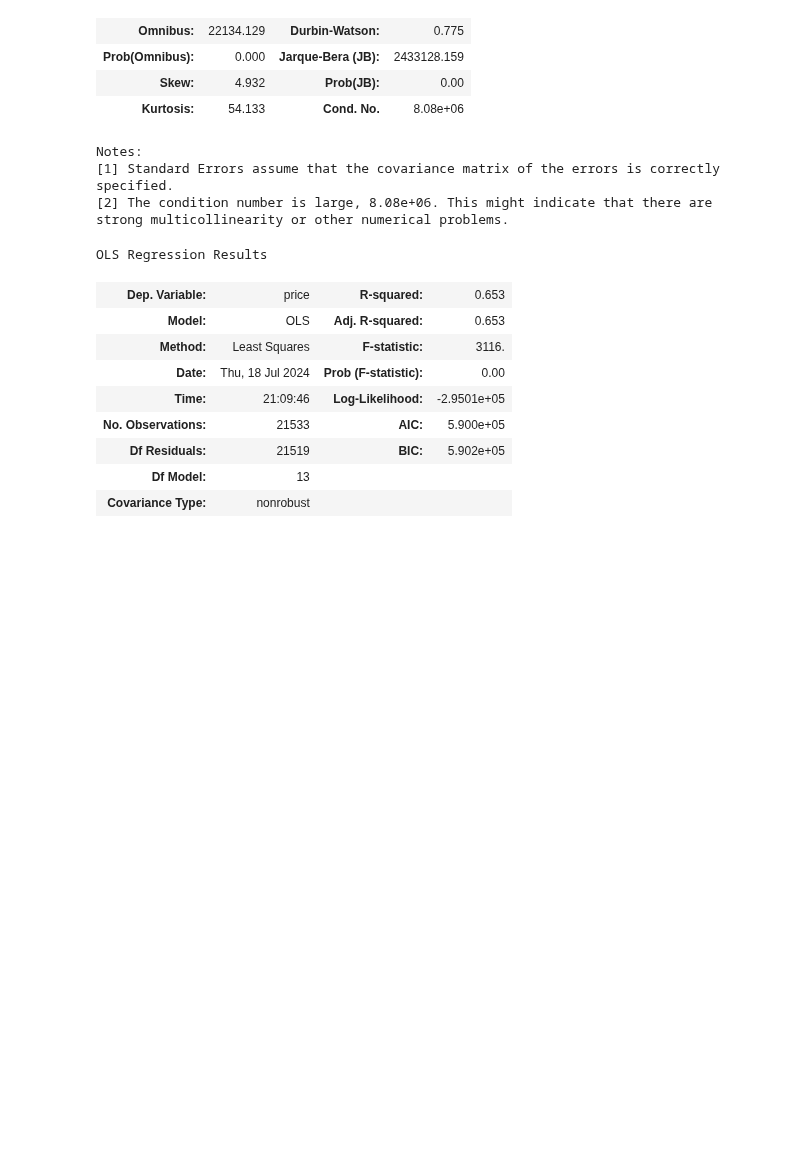
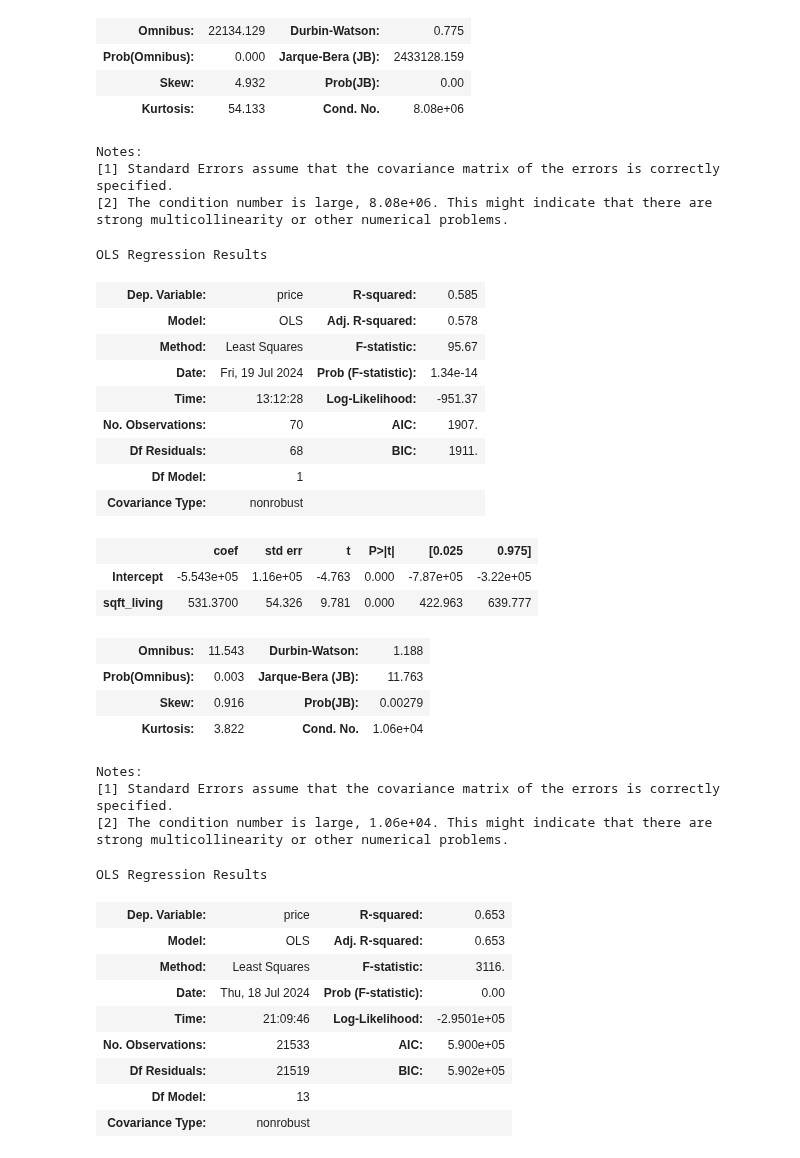
Before and after one commit to Patriciangugi/Project-Phase-2, a Jupyter notebook: Members/Hanan.ipynb, the cells around one changed output. Drawn from its saved outputs; the diff is of its cells as text; code cells hidden in the pictures; blank space fills up the shorter version.

Commit message:
OLS Regression Model

```diff
--- a/Members/Hanan.ipynb
+++ b/Members/Hanan.ipynb
@@ -582,6 +546,36 @@ Notes:
 [1] Standard Errors assume that the covariance matrix of the errors is correctly specified.
 [2] The condition number is large, 8.08e+06. This might indicate that there are
 strong multicollinearity or other numerical problems.
+# %%
+# group mean price and square footage by zipcode
+zipcode_df = df[['zipcode', 'price','sqft_living']]
+zipcode_df = zipcode_df.groupby(['zipcode']).mean().sort_values('price', ascending=False).round(2)
+# %%
+# fit model and print summary
+model_price_sqft = ols(formula='price ~ sqft_living', data=zipcode_df).fit()
+model_price_sqft.summary()
+# %% [output]
+OLS Regression Results
+| Dep. Variable: | price | R-squared: | 0.585 |
+| Model: | OLS | Adj. R-squared: | 0.578 |
+| Method: | Least Squares | F-statistic: | 95.67 |
+| Date: | Fri, 19 Jul 2024 | Prob (F-statistic): | 1.34e-14 |
+| Time: | 13:12:28 | Log-Likelihood: | -951.37 |
+| No. Observations: | 70 | AIC: | 1907. |
+| Df Residuals: | 68 | BIC: | 1911. |
+| Df Model: | 1 |  |  |
+| Covariance Type: | nonrobust |  |  |
+|  | coef | std err | t | P>|t| | [0.025 | 0.975] |
+| Intercept | -5.543e+05 | 1.16e+05 | -4.763 | 0.000 | -7.87e+05 | -3.22e+05 |
+| sqft_living | 531.3700 | 54.326 | 9.781 | 0.000 | 422.963 | 639.777 |
+| Omnibus: | 11.543 | Durbin-Watson: | 1.188 |
+| Prob(Omnibus): | 0.003 | Jarque-Bera (JB): | 11.763 |
+| Skew: | 0.916 | Prob(JB): | 0.00279 |
+| Kurtosis: | 3.822 | Cond. No. | 1.06e+04 |
+Notes:
+[1] Standard Errors assume that the covariance matrix of the errors is correctly specified.
+[2] The condition number is large, 1.06e+04. This might indicate that there are
+strong multicollinearity or other numerical problems.
 # %%
 formula = 'price ~ bedrooms + bathrooms + sqft_living + sqft_lot + floors + waterfront + view + condition + grade + sqft_above + sqft_basement + yr_built + yr_renovated'
 #Included everything about the house, not the date or the neighborhood.
```
Also changed, not shown: parts of 11 cells of this notebook.
